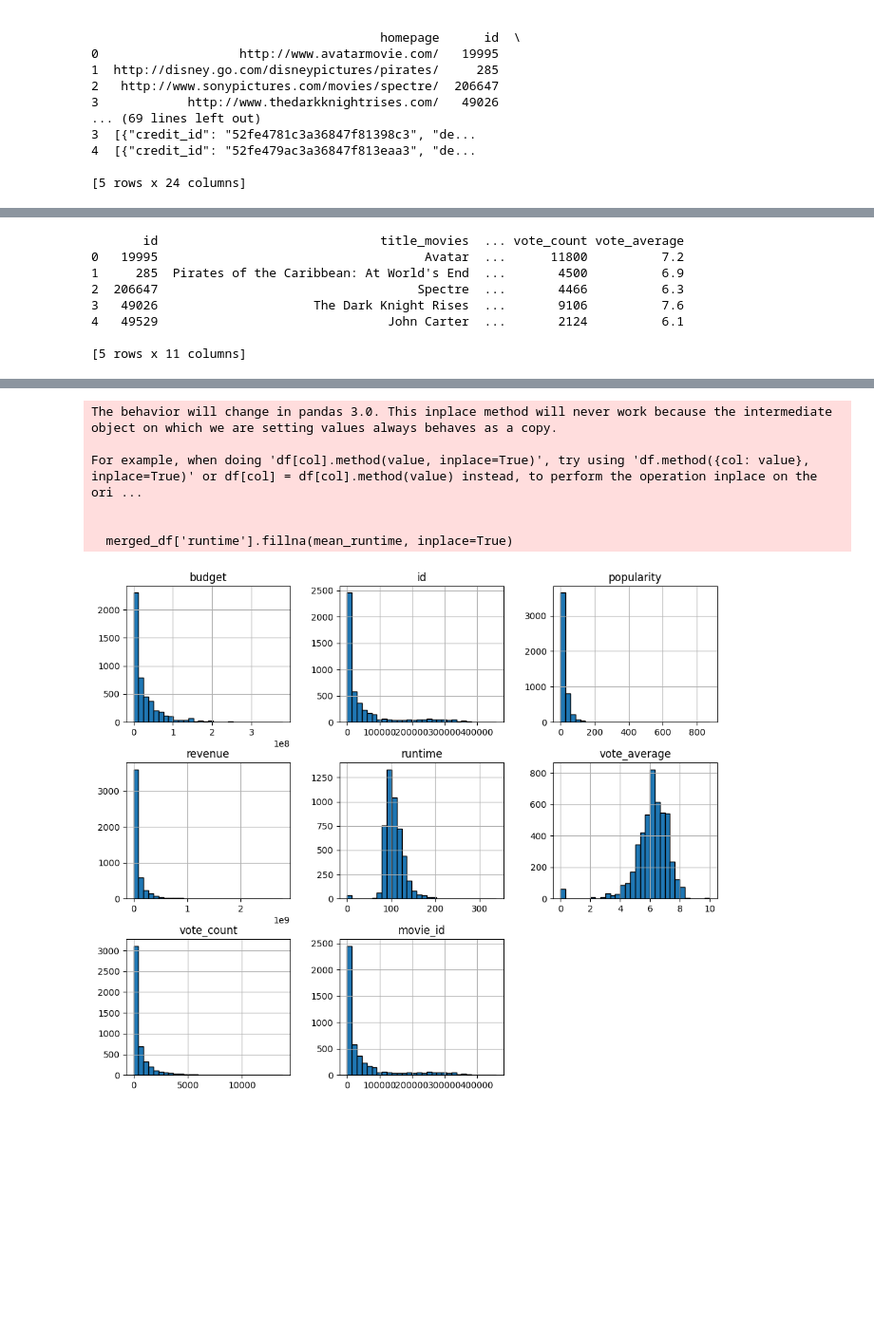
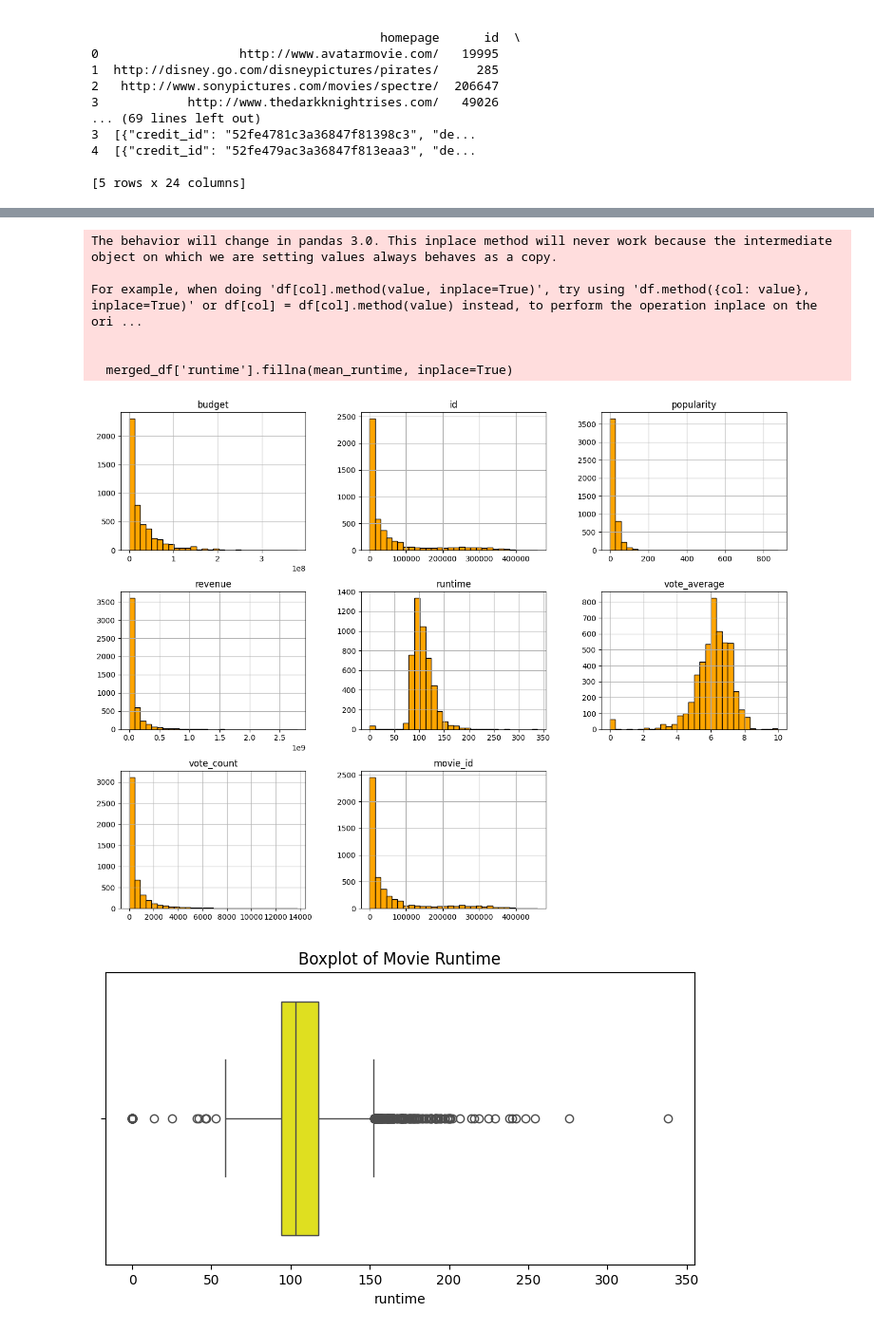
Before and after one commit to Cindy-mamang/movie-recommendation-system, a Jupyter notebook: Movie_recommadation_System.ipynb, the cells around one changed output, grey strips where cells are left out. Shown at 95% size. Cells and saved outputs as stored; diff of their text form; code cells hidden in the pictures; blank space fills up the shorter version.

Commit message:
Initial Project Upload

```diff
--- a/Movie_recommadation_System.ipynb
+++ b/Movie_recommadation_System.ipynb
@@ -1,10 +1,7 @@
 # %%
-#Projet goal
+#week 1 : project introduction and Data collection
 #Build a simple movie recommendation system using MovieLens dataset. We aim to explore both content-based and collaborative filtering methods to suggest movies to users based on their past preferences and genres.
 # import the dataset
 import csv
 with open("tmdb_5000_credits.csv", mode="r") as csvfile:
     m= list(csv.DictReader(csvfile))
-    #displays the first ten rows of the dataset
-    for i in range(10):
-        print(m[i])
@@ -123,19 +82,0 @@ Index(['budget', 'genres', 'homepage', 'id', 'keywords', 'original_language',
-# %%
-#extracting genre name sand create dummy columns :
-import ast
-import pandas as pd
-
-# Function to extract genre names
-def extract_genres(genre_str):
-    try:
-        genres = ast.literal_eval(genre_str)
-        return [genre['name'] for genre in genres]
-    except:
-        return []
-
-# Apply to 'genres' column
-merged_df['genre_list'] = merged_df['genres'].apply(extract_genres)
-
-# Create dummy variables for genres
-genre_dummies = merged_df['genre_list'].apply(lambda x: pd.Series(1, index=x)).fillna(0)
-df_with_genres = pd.concat([merged_df, genre_dummies], axis=1)
@@ -173,25 +83,8 @@ Name: title_movies, dtype: object
-# %%
-#Feature engineering and selection
-# Select relevant features for analysis
-features = ['id', 'title_movies', 'genres', 'keywords', 'cast', 'crew', 'release_date', 'runtime', 'vote_average', 'vote_count', 'vote_average']
-# Create a new DataFrame with selected features
-selected_features_df = merged_df[features]
-# Display the first few rows of the selected features DataFrame
-print(selected_features_df.head())
-# %% [output]
-       id                              title_movies  ... vote_count vote_average
-0   19995                                    Avatar  ...      11800          7.2
-1     285  Pirates of the Caribbean: At World's End  ...       4500          6.9
-2  206647                                   Spectre  ...       4466          6.3
-3   49026                     The Dark Knight Rises  ...       9106          7.6
-4   49529                               John Carter  ...       2124          6.1
-
-[5 rows x 11 columns]
 # %%
-#Data exploration and cleaning
+#week 2 : Data exploration and cleaning
+#Objective: perform Exploratory Data Analysisis (EDA)and clean the dataset
 
 import matplotlib.pyplot as plt
-%pip install seaborn
 import seaborn as sns
 
 #check for missing values in the merged dataset
@@ -206,7 +99,17 @@ mean_runtime = merged_df['runtime'].mean()
 merged_df['runtime'].fillna(mean_runtime, inplace=True)
 
 
+#Check data types
+print("\nData types in the dataset:")
+print(merged_df.dtypes)
+
 #visualize the numerical distribution of the merged dataset
-merged_df.hist(figsize=(12, 10), bins=30, edgecolor='black')
+merged_df.hist(figsize=(16, 12), bins=30, edgecolor='black', color="orange")
 plt.show(block=True)
+
+# Detect outliers using boxplot
+plt.figure(figsize=(8, 4))
+sns.boxplot(data=merged_df, x='runtime', color='Yellow')
+plt.title("Boxplot of Movie Runtime")
+plt.show()
 # %% [output]
@@ -230,7 +133,8 @@ dtype: int64
 The behavior will change in pandas 3.0. This inplace method will never work because the intermediate object on which we are setting values always behaves as a copy.
 
 For example, when doing 'df[col].method(value, inplace=True)', try using 'df.method({col: value}, inplace=True)' or df[col] = df[col].method(value) instead, to perform the operation inplace on the ori ...
 
 
   merged_df['runtime'].fillna(mean_runtime, inplace=True)
-[figure, old version]
+[figure, new version]
+[figure, added]
```
Also changed, not shown: parts of 19 cells of this notebook, 1 other file.
